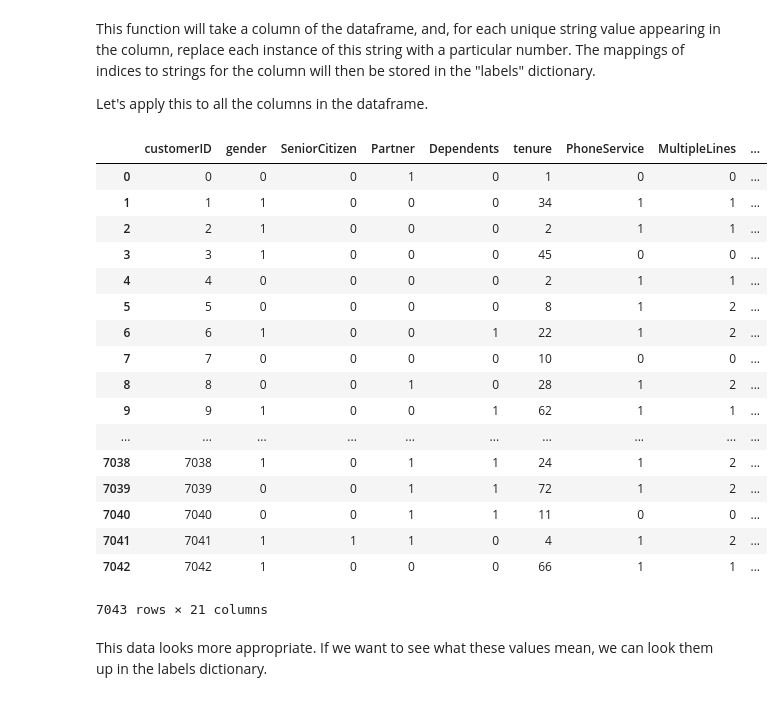
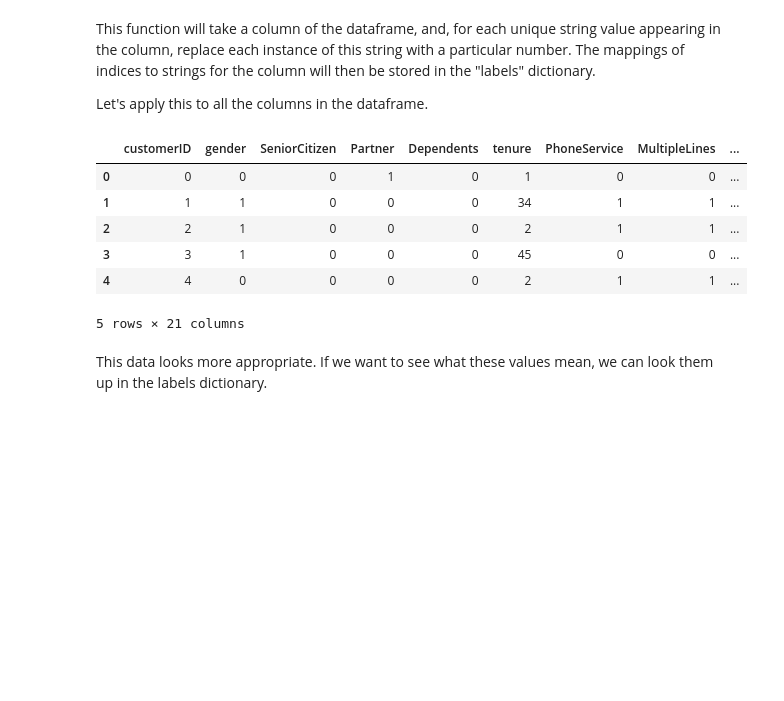
Before and after one commit to wjsloan/customer_retention, a Jupyter notebook: customer_retention.ipynb, the cells around one changed output. Saved outputs shown, nothing was run; the diff lists cells and outputs as text; code cells hidden in the pictures; blank space fills up the shorter version.

```diff
--- a/customer_retention.ipynb
+++ b/customer_retention.ipynb
@@ -16,8 +12,8 @@ The data can be found at https://www.kaggle.com/blastchar/telco-customer-churn.
 import pandas as pd
 import numpy as np
 
-data = pd.read_csv('churn-dataset.csv')
-data
+data = pd.read_csv('customer_retention_dataset.csv')
+data.head()
 # %% [output]
 |  | customerID | gender | SeniorCitizen | Partner | Dependents | tenure | PhoneService | MultipleLines | ... |
 | 0 | 7590-VHVEG | Female | 0 | Yes | No | 1 | No | No phone service | ... |
@@ -71,27 +57,16 @@ Let's apply this to all the columns in the dataframe.
 # %%
 for i in list(data):
     labelWithNumbers(i)
 
-dataNum
+dataNum.head()
 # %% [output]
 |  | customerID | gender | SeniorCitizen | Partner | Dependents | tenure | PhoneService | MultipleLines | ... |
 | 0 | 0 | 0 | 0 | 1 | 0 | 1 | 0 | 0 | ... |
 | 1 | 1 | 1 | 0 | 0 | 0 | 34 | 1 | 1 | ... |
 | 2 | 2 | 1 | 0 | 0 | 0 | 2 | 1 | 1 | ... |
 | 3 | 3 | 1 | 0 | 0 | 0 | 45 | 0 | 0 | ... |
 | 4 | 4 | 0 | 0 | 0 | 0 | 2 | 1 | 1 | ... |
-| 5 | 5 | 0 | 0 | 0 | 0 | 8 | 1 | 2 | ... |
-| 6 | 6 | 1 | 0 | 0 | 1 | 22 | 1 | 2 | ... |
-| 7 | 7 | 0 | 0 | 0 | 0 | 10 | 0 | 0 | ... |
-| 8 | 8 | 0 | 0 | 1 | 0 | 28 | 1 | 2 | ... |
-| 9 | 9 | 1 | 0 | 0 | 1 | 62 | 1 | 1 | ... |
-| ... | ... | ... | ... | ... | ... | ... | ... | ... | ... |
-| 7038 | 7038 | 1 | 0 | 1 | 1 | 24 | 1 | 2 | ... |
-| 7039 | 7039 | 0 | 0 | 1 | 1 | 72 | 1 | 2 | ... |
-| 7040 | 7040 | 0 | 0 | 1 | 1 | 11 | 0 | 0 | ... |
-| 7041 | 7041 | 1 | 1 | 1 | 0 | 4 | 1 | 2 | ... |
-| 7042 | 7042 | 1 | 0 | 0 | 0 | 66 | 1 | 1 | ... |
-7043 rows × 21 columns
+5 rows × 21 columns
 # %% [markdown]
 This data looks more appropriate. If we want to see what these values mean, we can look them up in the labels dictionary.
 # %%
```
Also changed, not shown: parts of 44 cells of this notebook.
